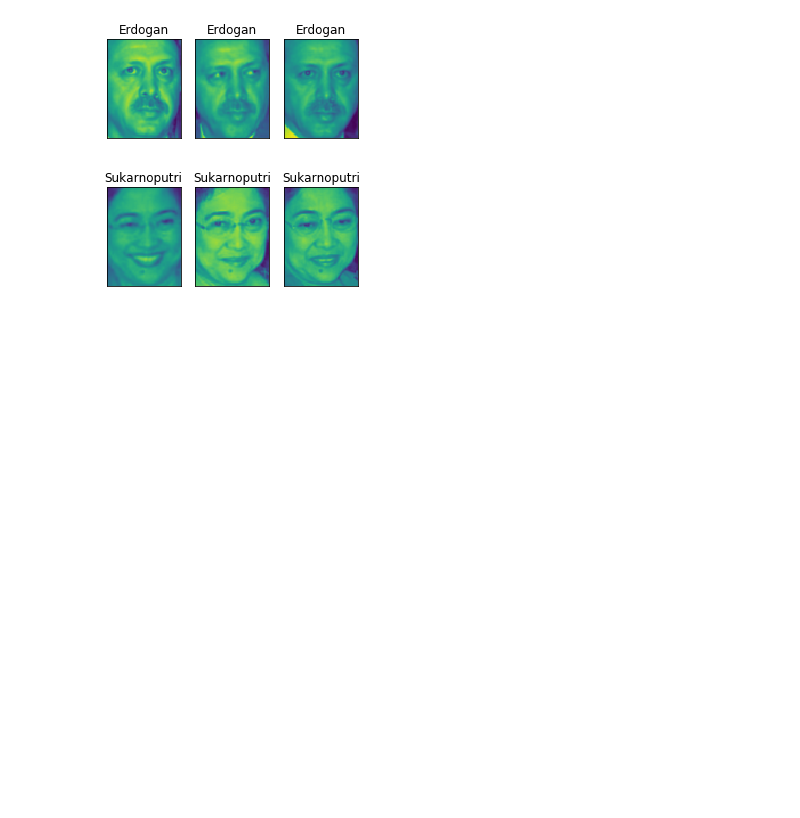
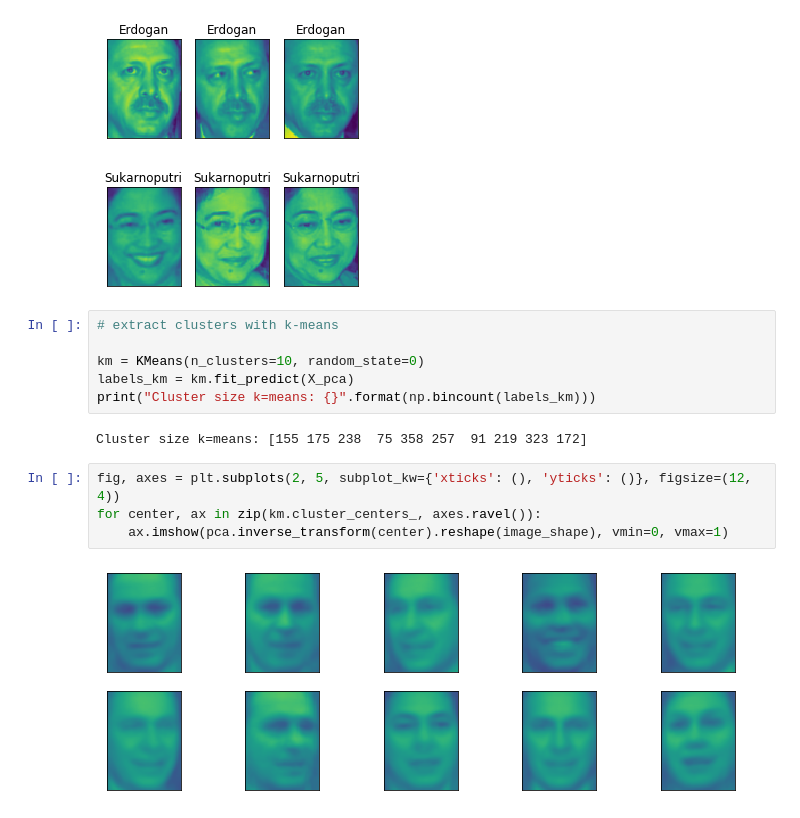
Before and after one commit to fidemin/machine-learning-practice, a Jupyter notebook: intro-to-ml-python/chapter03/compare_clustering_algorithm.ipynb, the cells around one changed output. Cells and saved outputs as stored; diff of their text form; blank space fills up the shorter version.

Commit message:
compare clustering algorithm

```diff
--- a/intro-to-ml-python/chapter03/compare_clustering_algorithm.ipynb
+++ b/intro-to-ml-python/chapter03/compare_clustering_algorithm.ipynb
@@ -151,3 +151,17 @@ for cluster in range(max(labels) + 1):
 [figure]
 [figure]
 [figure]
+# %%
+# extract clusters with k-means
+
+km = KMeans(n_clusters=10, random_state=0)
+labels_km = km.fit_predict(X_pca)
+print("Cluster size k=means: {}".format(np.bincount(labels_km)))
+# %% [output]
+Cluster size k=means: [155 175 238  75 358 257  91 219 323 172]
+# %%
+fig, axes = plt.subplots(2, 5, subplot_kw={'xticks': (), 'yticks': ()}, figsize=(12, 4))
+for center, ax in zip(km.cluster_centers_, axes.ravel()):
+    ax.imshow(pca.inverse_transform(center).reshape(image_shape), vmin=0, vmax=1)
+# %% [output]
+[figure, added]
```
Also changed, not shown: parts of 5 cells of this notebook.
